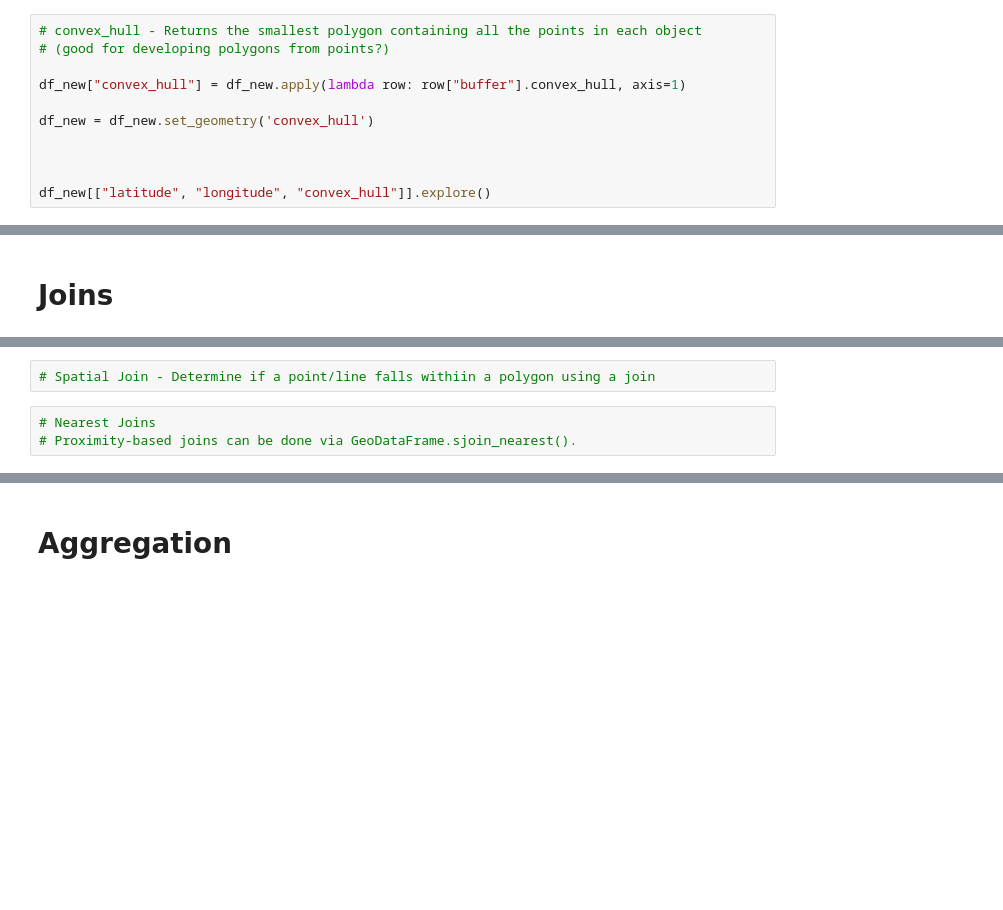
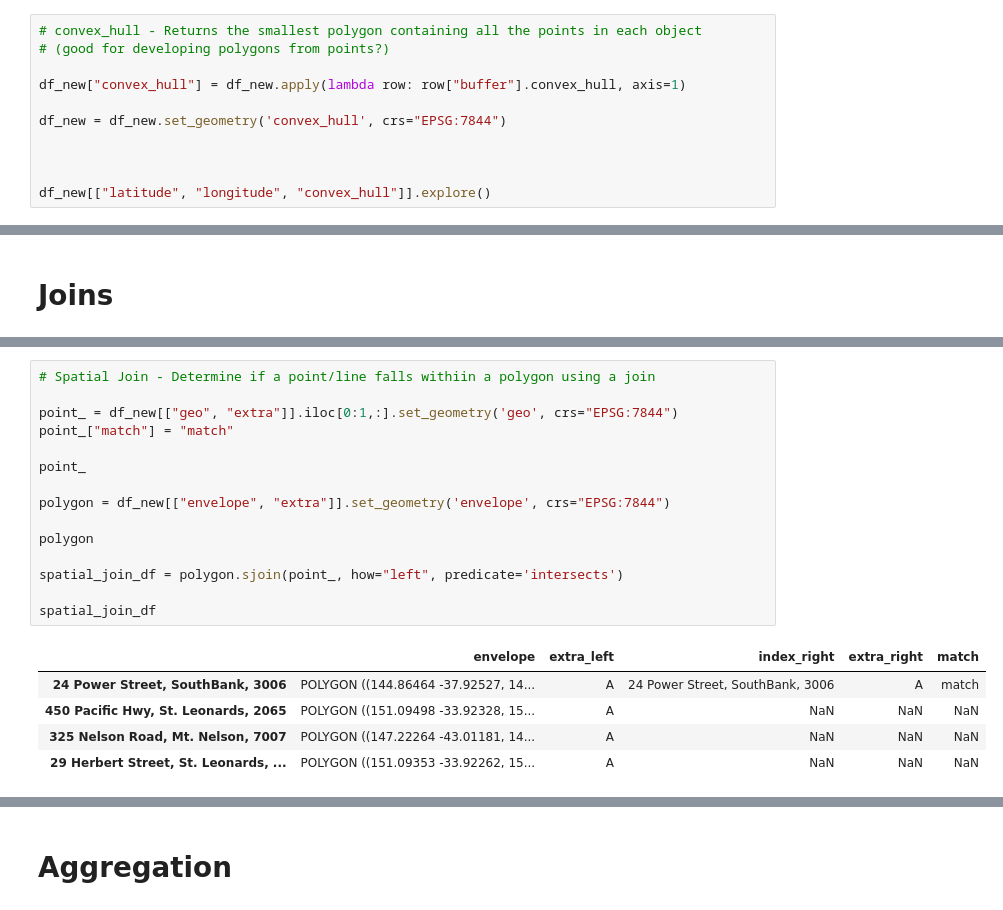
Before and after one commit to Ryan-Ashton/Exploratory_Data_Analysis, a Jupyter notebook: Geo_Pandas_Cheat_Sheet.ipynb, the cells around one changed output, grey strips where cells are left out. Saved outputs shown, nothing was run; the diff lists cells and outputs as text; blank space fills up the shorter version.

```diff
--- a/Geo_Pandas_Cheat_Sheet.ipynb
+++ b/Geo_Pandas_Cheat_Sheet.ipynb
@@ -493,7 +530,7 @@ df_new[["latitude", "longitude", "centroid"]].explore()
 
 df_new["convex_hull"] = df_new.apply(lambda row: row["buffer"].convex_hull, axis=1)
 
-df_new = df_new.set_geometry('convex_hull')
+df_new = df_new.set_geometry('convex_hull', crs="EPSG:7844")
 
 
 
@@ -542,5 +660,21 @@ df_new[["latitude", "longitude", "envelope"]].explore()
 # %%
 # Spatial Join - Determine if a point/line falls withiin a polygon using a join
+
+point_ = df_new[["geo", "extra"]].iloc[0:1,:].set_geometry('geo', crs="EPSG:7844")
+point_["match"] = "match"
+
+point_
+
+polygon = df_new[["envelope", "extra"]].set_geometry('envelope', crs="EPSG:7844")
+
+polygon
+
+spatial_join_df = polygon.sjoin(point_, how="left", predicate='intersects')
+
+spatial_join_df
+# %% [output]
+|  | envelope | extra_left | index_right | extra_right | match |
+| 24 Power Street, SouthBank, 3006 | POLYGON ((144.86464 -37.92527, 14... | A | 24 Power Street, SouthBank, 3006 | A | match |
+| 450 Pacific Hwy, St. Leonards, 2065 | POLYGON ((151.09498 -33.92328, 15... | A | NaN | NaN | NaN |
+| 325 Nelson Road, Mt. Nelson, 7007 | POLYGON ((147.22264 -43.01181, 14... | A | NaN | NaN | NaN |
+| 29 Herbert Street, St. Leonards, ... | POLYGON ((151.09353 -33.92262, 15... | A | NaN | NaN | NaN |
-# %%
-# Nearest Joins
-# Proximity-based joins can be done via GeoDataFrame.sjoin_nearest().
```
Also changed, not shown: parts of 36 cells of this notebook.
